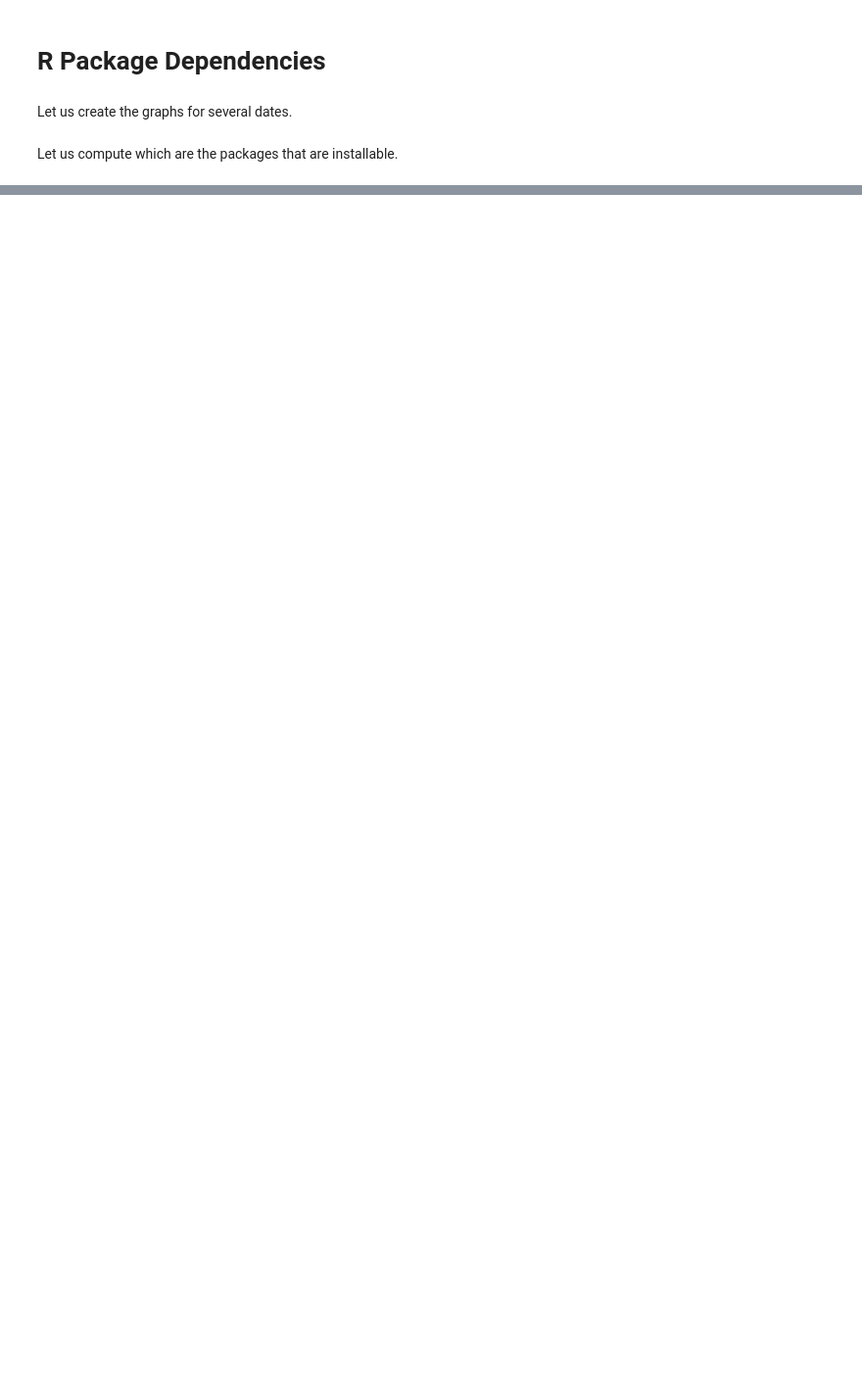
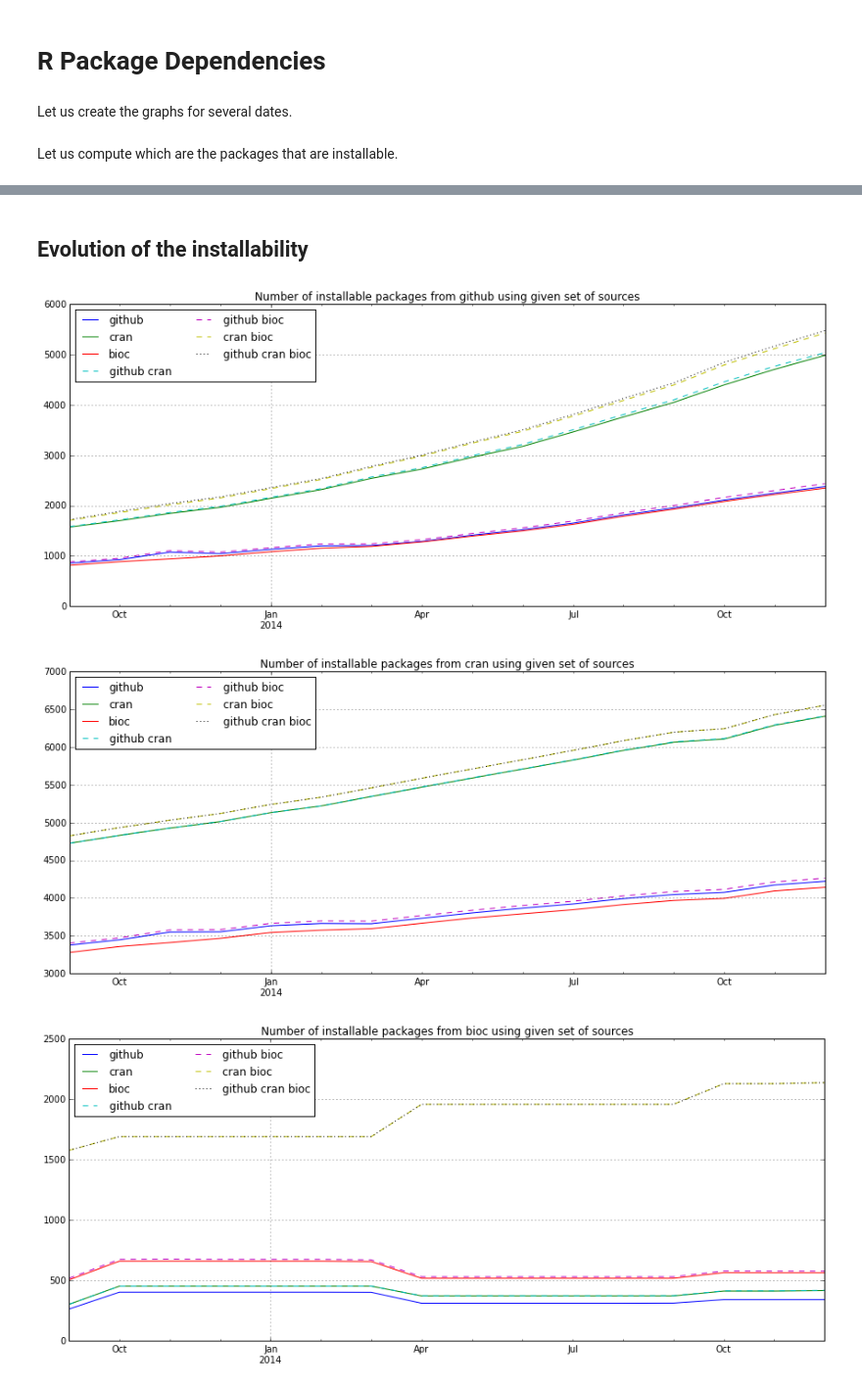
Before and after one commit to maelick/GitHub-API-Helpers, a Jupyter notebook: ICSME2015/notebooks/Dependencies.ipynb, the cells around one changed output, grey strips where cells are left out. Shown at 98% size. Cells and saved outputs as stored; diff of their text form; code cells hidden in the pictures; blank space fills up the shorter version.

```diff
--- a/ICSME2015/notebooks/Dependencies.ipynb
+++ b/ICSME2015/notebooks/Dependencies.ipynb
@@ -58,0 +56,22 @@ for date, graph in graphs.iteritems():
+# %% [markdown]
+## Evolution of the installability
+# %%
+df_installability = {}
+
+for sources in combinations:
+    sources = ' '.join(sources)
+    df_installability[sources] = pandas.DataFrame.from_dict(
+        {k: {k2: len(v2) for k2, v2 in v[sources].iteritems()} for k, v in installability.iteritems()}, orient='index')
+
+for sources in combinations:
+    df = df_installability[' '.join(sources)]
+    df.index = pandas.to_datetime(df.index)
+    df = df.sort_index()[[' '.join(comb) for comb in combinations]]
+    ax = df.plot(title=u'Number of installable packages from {} using given set of sources'.format(' and '.join(sources)),
+                 style=[None, None, None, '--', '--', '--', ':'],
+                 figsize=(15, 6))
+    ax.legend(ncol=2, loc='best')
+# %% [output]
+[figure, added]
+[figure, added]
+[figure, added]
```
Also changed, not shown: parts of 7 cells of this notebook.
